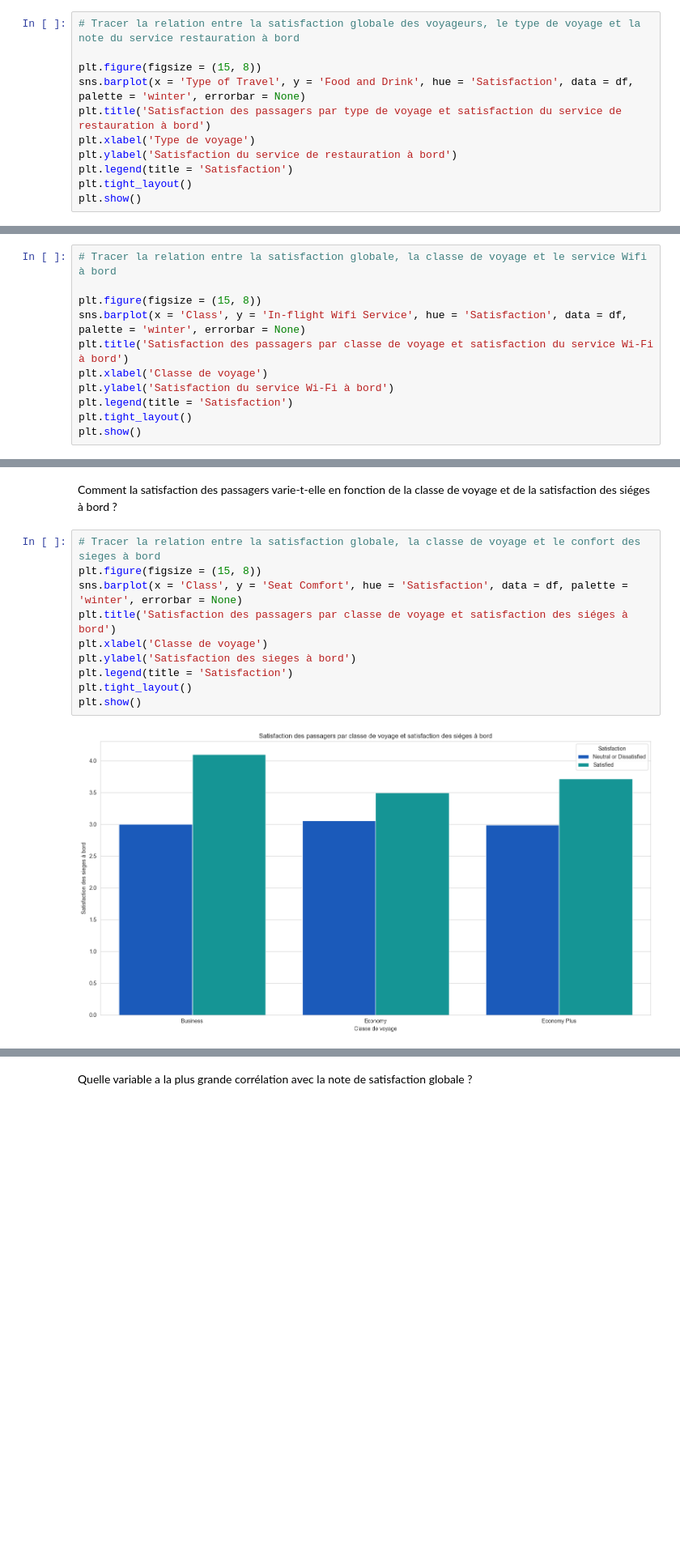
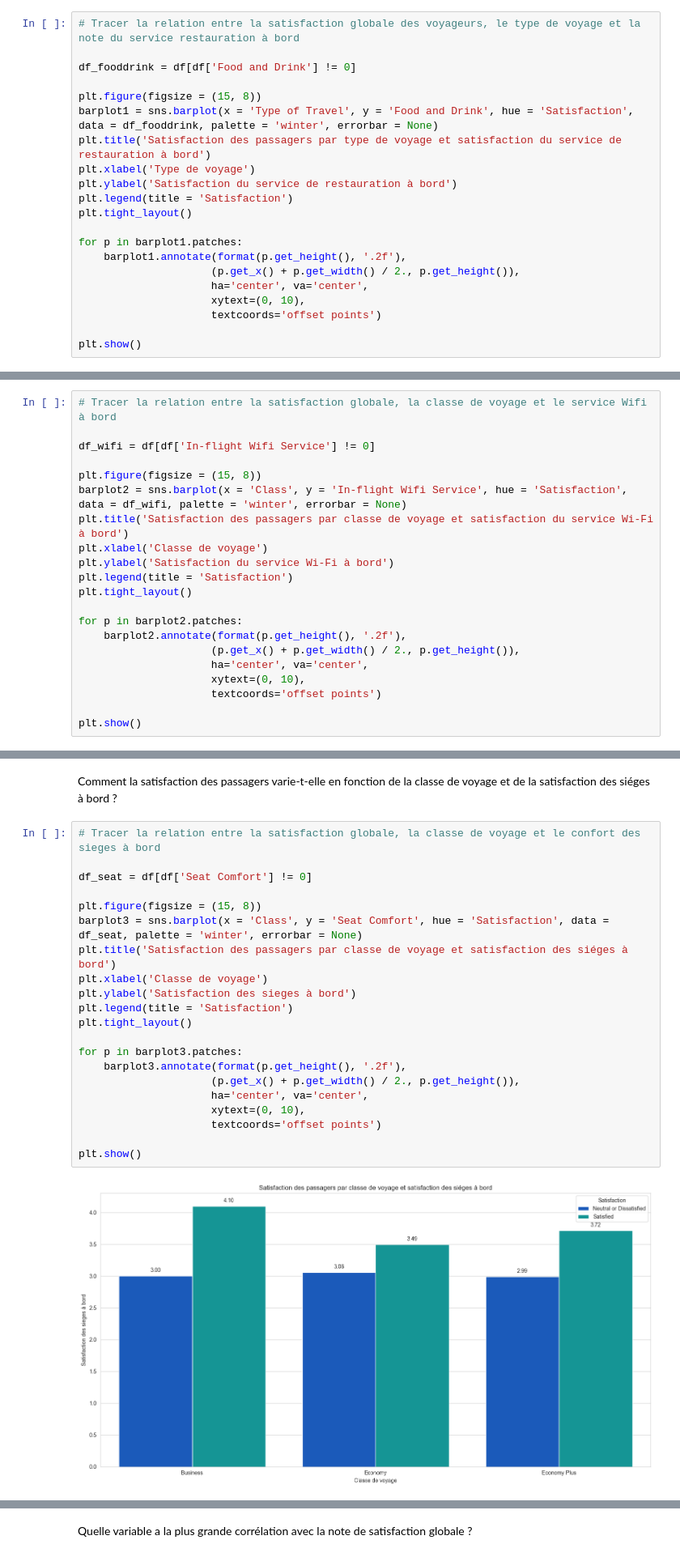
Before and after one commit to ArvindB75/Project-2-Maven-Airline-Challenge, a Jupyter notebook: Maven_Airlines_Challenge.ipynb, the cells around one changed output, grey strips where cells are left out. Shown at 81% size. Drawn from its saved outputs; the diff is of its cells as text; blank space fills up the shorter version.

```diff
--- a/Maven_Airlines_Challenge.ipynb
+++ b/Maven_Airlines_Challenge.ipynb
@@ -402,12 +402,22 @@ Comment la satisfaction des passagers varie-t-elle en fonction du type de voyage
 # %%
 # Tracer la relation entre la satisfaction globale des voyageurs, le type de voyage et la note du service restauration à bord
 
+df_fooddrink = df[df['Food and Drink'] != 0]
+
 plt.figure(figsize = (15, 8))
-sns.barplot(x = 'Type of Travel', y = 'Food and Drink', hue = 'Satisfaction', data = df, palette = 'winter', errorbar = None)
+barplot1 = sns.barplot(x = 'Type of Travel', y = 'Food and Drink', hue = 'Satisfaction', data = df_fooddrink, palette = 'winter', errorbar = None)
 plt.title('Satisfaction des passagers par type de voyage et satisfaction du service de restauration à bord')
 plt.xlabel('Type de voyage')
 plt.ylabel('Satisfaction du service de restauration à bord')
 plt.legend(title = 'Satisfaction')
 plt.tight_layout()
+
+for p in barplot1.patches:
+    barplot1.annotate(format(p.get_height(), '.2f'),
+                     (p.get_x() + p.get_width() / 2., p.get_height()),
+                     ha='center', va='center',
+                     xytext=(0, 10),
+                     textcoords='offset points')
+
 plt.show()
 # %% [output]
@@ -422,12 +432,22 @@ Comment la satisfaction des passagers varie-t-elle en fonction de la classe de v
 # %%
 # Tracer la relation entre la satisfaction globale, la classe de voyage et le service Wifi à bord
 
+df_wifi = df[df['In-flight Wifi Service'] != 0]
+
 plt.figure(figsize = (15, 8))
-sns.barplot(x = 'Class', y = 'In-flight Wifi Service', hue = 'Satisfaction', data = df, palette = 'winter', errorbar = None)
+barplot2 = sns.barplot(x = 'Class', y = 'In-flight Wifi Service', hue = 'Satisfaction', data = df_wifi, palette = 'winter', errorbar = None)
 plt.title('Satisfaction des passagers par classe de voyage et satisfaction du service Wi-Fi à bord')
 plt.xlabel('Classe de voyage')
 plt.ylabel('Satisfaction du service Wi-Fi à bord')
 plt.legend(title = 'Satisfaction')
 plt.tight_layout()
+
+for p in barplot2.patches:
+    barplot2.annotate(format(p.get_height(), '.2f'),
+                     (p.get_x() + p.get_width() / 2., p.get_height()),
+                     ha='center', va='center',
+                     xytext=(0, 10),
+                     textcoords='offset points')
+
 plt.show()
 # %% [output]
@@ -440,16 +460,27 @@ De maniere generale, peu importe la classe de voyage, les voyageurs qui ont tend
 Comment la satisfaction des passagers varie-t-elle en fonction de la classe de voyage et de la satisfaction des siéges à bord ?
 # %%
 # Tracer la relation entre la satisfaction globale, la classe de voyage et le confort des sieges à bord
+
+df_seat = df[df['Seat Comfort'] != 0]
+
 plt.figure(figsize = (15, 8))
-sns.barplot(x = 'Class', y = 'Seat Comfort', hue = 'Satisfaction', data = df, palette = 'winter', errorbar = None)
+barplot3 = sns.barplot(x = 'Class', y = 'Seat Comfort', hue = 'Satisfaction', data = df_seat, palette = 'winter', errorbar = None)
 plt.title('Satisfaction des passagers par classe de voyage et satisfaction des siéges à bord')
 plt.xlabel('Classe de voyage')
 plt.ylabel('Satisfaction des sieges à bord')
 plt.legend(title = 'Satisfaction')
 plt.tight_layout()
+
+for p in barplot3.patches:
+    barplot3.annotate(format(p.get_height(), '.2f'),
+                     (p.get_x() + p.get_width() / 2., p.get_height()),
+                     ha='center', va='center',
+                     xytext=(0, 10),
+                     textcoords='offset points')
+
 plt.show()
 # %% [output]
-[figure, old version]
+[figure, new version]
 # %% [markdown]
 Observation : Le diagramme à barres montre la relation entre la satisfaction des passagers, la classe de voyage et la satisfaction des siéges à bord. Nous pouvons observer que :
 
```
Also changed, not shown: parts of 8 cells of this notebook.
